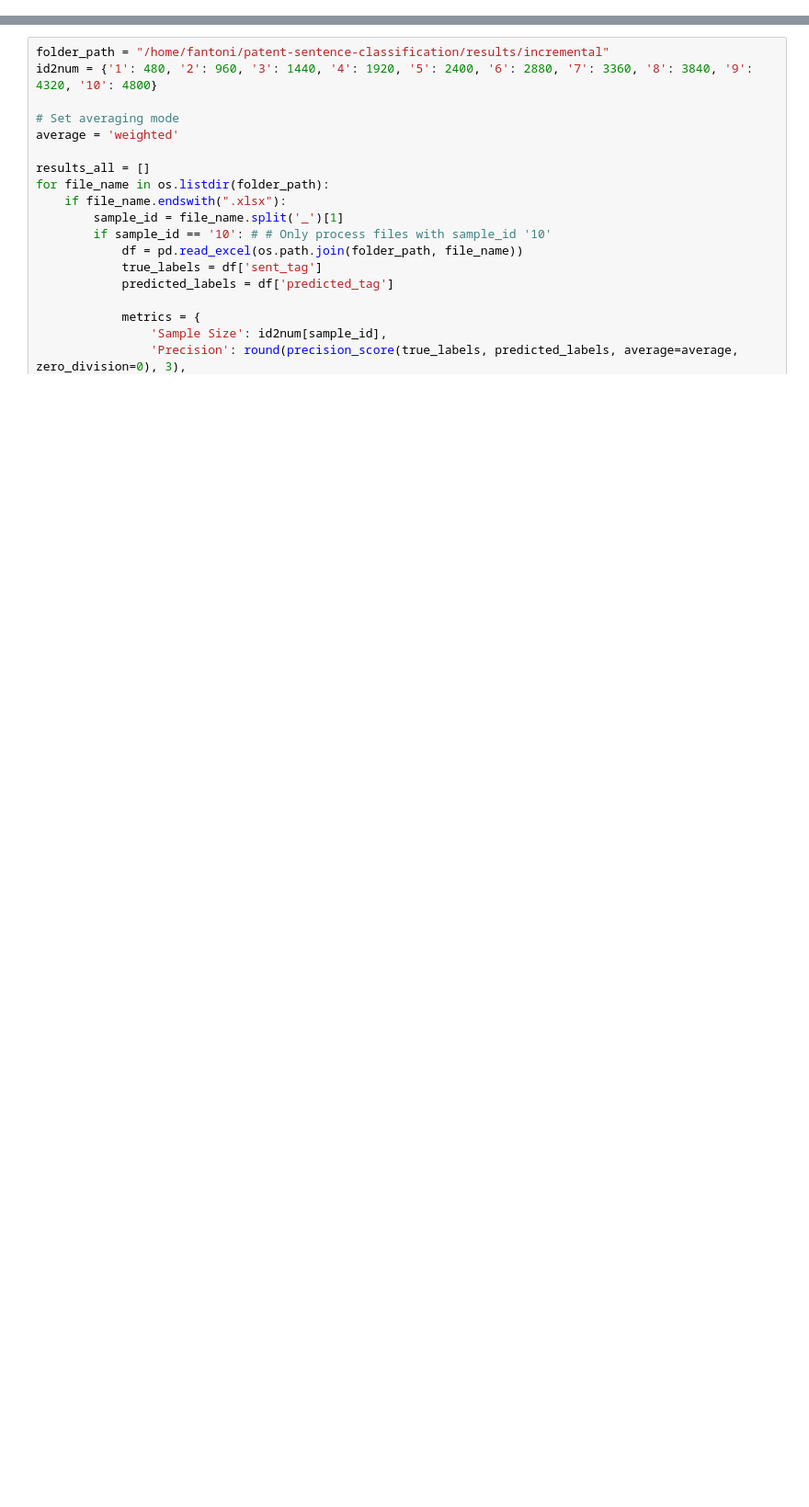
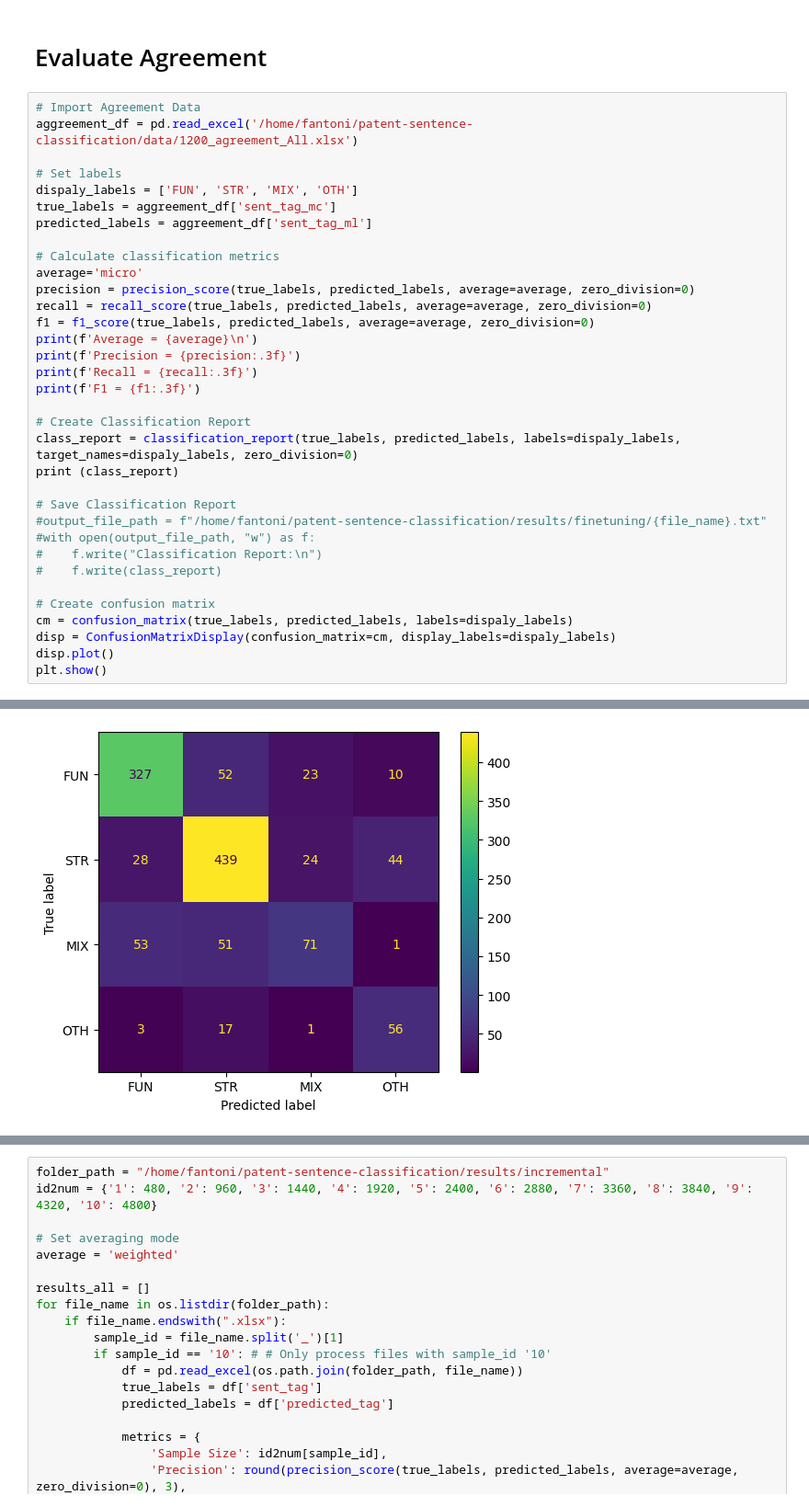
Before and after one commit to Marco-Consoloni/patent-sentence-classification, a Jupyter notebook: evaluate.ipynb, the cells around one changed output, grey strips where cells are left out. Shown at 92% size. Cells and saved outputs as stored; diff of their text form; blank space fills up the shorter version.

Commit message:
add agreement evaluation

```diff
--- a/evaluate.ipynb
+++ b/evaluate.ipynb
@@ -0,0 +11,37 @@
+# %% [markdown]
+# Evaluate Agreement
+# %%
+# Import Agreement Data
+aggreement_df = pd.read_excel('/home/fantoni/patent-sentence-classification/data/1200_agreement_All.xlsx')
+
+# Set labels
+dispaly_labels = ['FUN', 'STR', 'MIX', 'OTH']
+true_labels = aggreement_df['sent_tag_mc']
+predicted_labels = aggreement_df['sent_tag_ml']
+
+# Calculate classification metrics
+average='micro'
+precision = precision_score(true_labels, predicted_labels, average=average, zero_division=0)
+recall = recall_score(true_labels, predicted_labels, average=average, zero_division=0)
+f1 = f1_score(true_labels, predicted_labels, average=average, zero_division=0)
+print(f'Average = {average}\n')
+print(f'Precision = {precision:.3f}')
+print(f'Recall = {recall:.3f}')
+print(f'F1 = {f1:.3f}')
+
+# Create Classification Report
+class_report = classification_report(true_labels, predicted_labels, labels=dispaly_labels, target_names=dispaly_labels, zero_division=0)
+print (class_report)
+
+# Save Classification Report
+#output_file_path = f"/home/fantoni/patent-sentence-classification/results/finetuning/{file_name}.txt"
+#with open(output_file_path, "w") as f:
+#    f.write("Classification Report:\n")
+#    f.write(class_report)
+
+# Create confusion matrix
+cm = confusion_matrix(true_labels, predicted_labels, labels=dispaly_labels)
+disp = ConfusionMatrixDisplay(confusion_matrix=cm, display_labels=dispaly_labels)
+disp.plot()
+plt.show()
+# %% [output]
@@ -1 +63,2 @@
+[figure, added]
 # %% [markdown]
```
Also changed, not shown: parts of 4 cells of this notebook.
